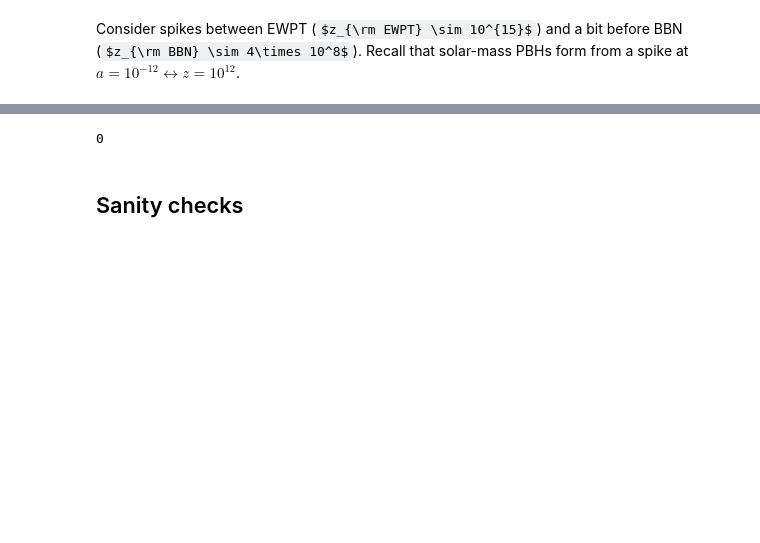
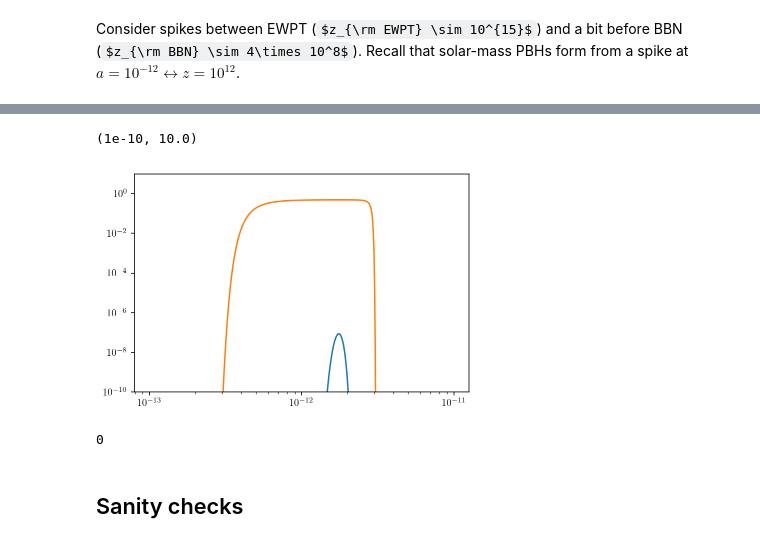
Before and after one commit to bradkav/pyverse, a Jupyter notebook: pbh_ucmh_connection_12_dec_2018.ipynb, the cells around one changed output, grey strips where cells are left out. Cells and saved outputs as stored; diff of their text form; code cells hidden in the pictures; some formulas as TeX source; blank space fills up the shorter version.

```diff
--- a/pbh_ucmh_connection_12_dec_2018.ipynb
+++ b/pbh_ucmh_connection_12_dec_2018.ipynb
@@ -201,0 +260,3 @@ fig.savefig("../figures/abundances.pdf")
+# %%
+beta_pbh = lambda a: pr_pbh_collapse(sigma=sigma_spike(r_hor_phys(a), As, ks))
+beta_ucmh = lambda a: pr_ucmh_collapse(sigma=sigma_spike(r_hor_phys(a), As, ks))
@@ -202,3 +267,10 @@ fig.savefig("../figures/abundances.pdf")
+# %%
+plt.loglog(a_vals, beta_pbh(a_vals))
+plt.loglog(a_vals, beta_ucmh(a_vals))
+plt.ylim(1e-10, 1e1)
+# %% [output]
+(1e-10, 10.0)
+[figure, added]
 # %%
 os.system("say 'Done'")
 # %% [output]
```
Also changed, not shown: parts of 14 cells of this notebook, 2 other files.
